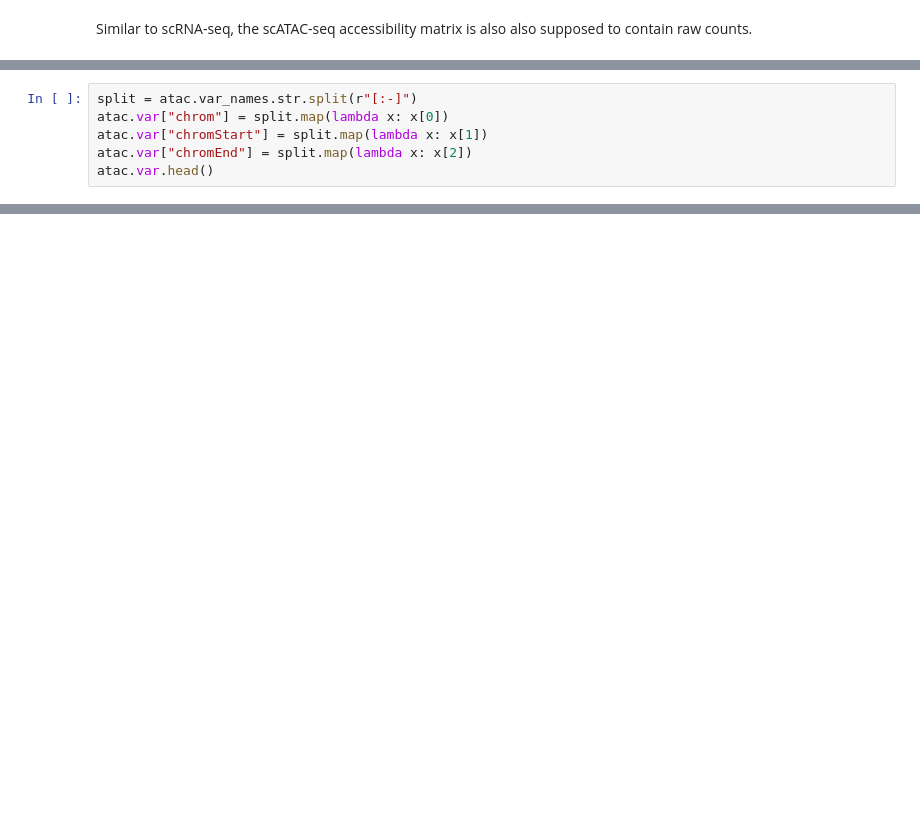
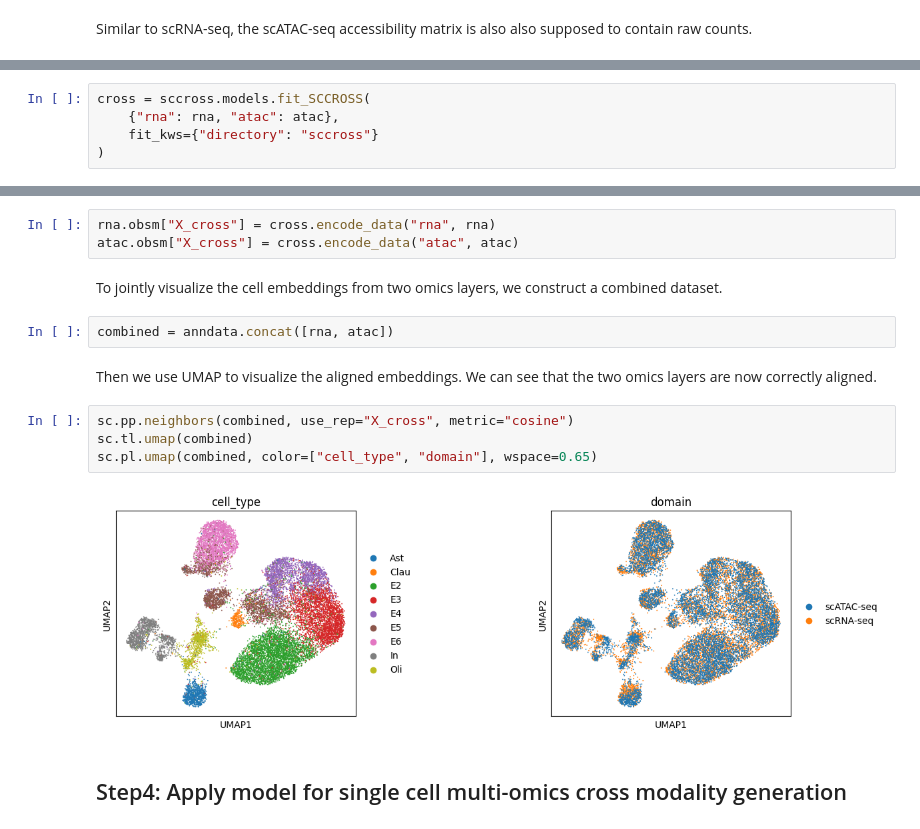
Before and after one commit to mcgilldinglab/scCross, a Jupyter notebook: docs/matched_mouse_brain.ipynb, the cells around one changed output, grey strips where cells are left out. Drawn from its saved outputs; the diff is of its cells as text; blank space fills up the shorter version.

```diff
--- a/docs/matched_mouse_brain.ipynb
+++ b/docs/matched_mouse_brain.ipynb
@@ -135,6 +76,0 @@ atac.var_names[:5]
-# %%
-split = atac.var_names.str.split(r"[:-]")
-atac.var["chrom"] = split.map(lambda x: x[0])
-atac.var["chromStart"] = split.map(lambda x: x[1])
-atac.var["chromEnd"] = split.map(lambda x: x[2])
-atac.var.head()
@@ -180,0 +159,5 @@ nx.write_graphml(graph, "prior.graphml.gz")
+# %%
+cross = sccross.models.fit_SCCROSS(
+    {"rna": rna, "atac": atac},
+    fit_kws={"directory": "sccross"}
+)
@@ -180,0 +196,17 @@ nx.write_graphml(graph, "prior.graphml.gz")
+# %%
+rna.obsm["X_cross"] = cross.encode_data("rna", rna)
+atac.obsm["X_cross"] = cross.encode_data("atac", atac)
+# %% [markdown]
+To jointly visualize the cell embeddings from two omics layers, we construct a combined dataset.
+# %%
+combined = anndata.concat([rna, atac])
+# %% [markdown]
+Then we use UMAP to visualize the aligned embeddings. We can see that the two omics layers are now correctly aligned.
+# %%
+sc.pp.neighbors(combined, use_rep="X_cross", metric="cosine")
+sc.tl.umap(combined)
+sc.pl.umap(combined, color=["cell_type", "domain"], wspace=0.65)
+# %% [output]
+[figure, added]
+# %% [markdown]
+## Step4: Apply model for single cell multi-omics cross modality generation
```
Also changed, not shown: parts of 111 cells of this notebook, 25 other files.
